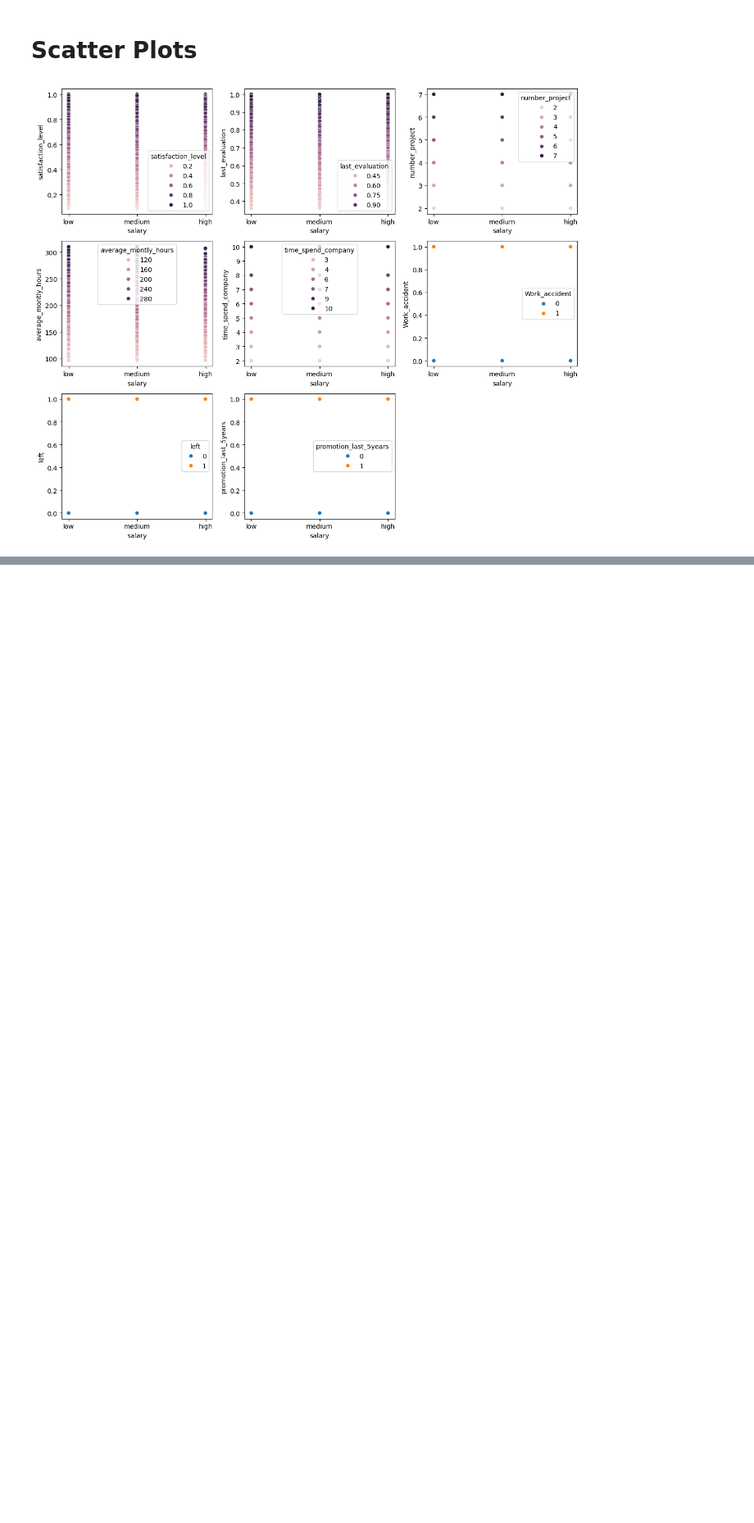
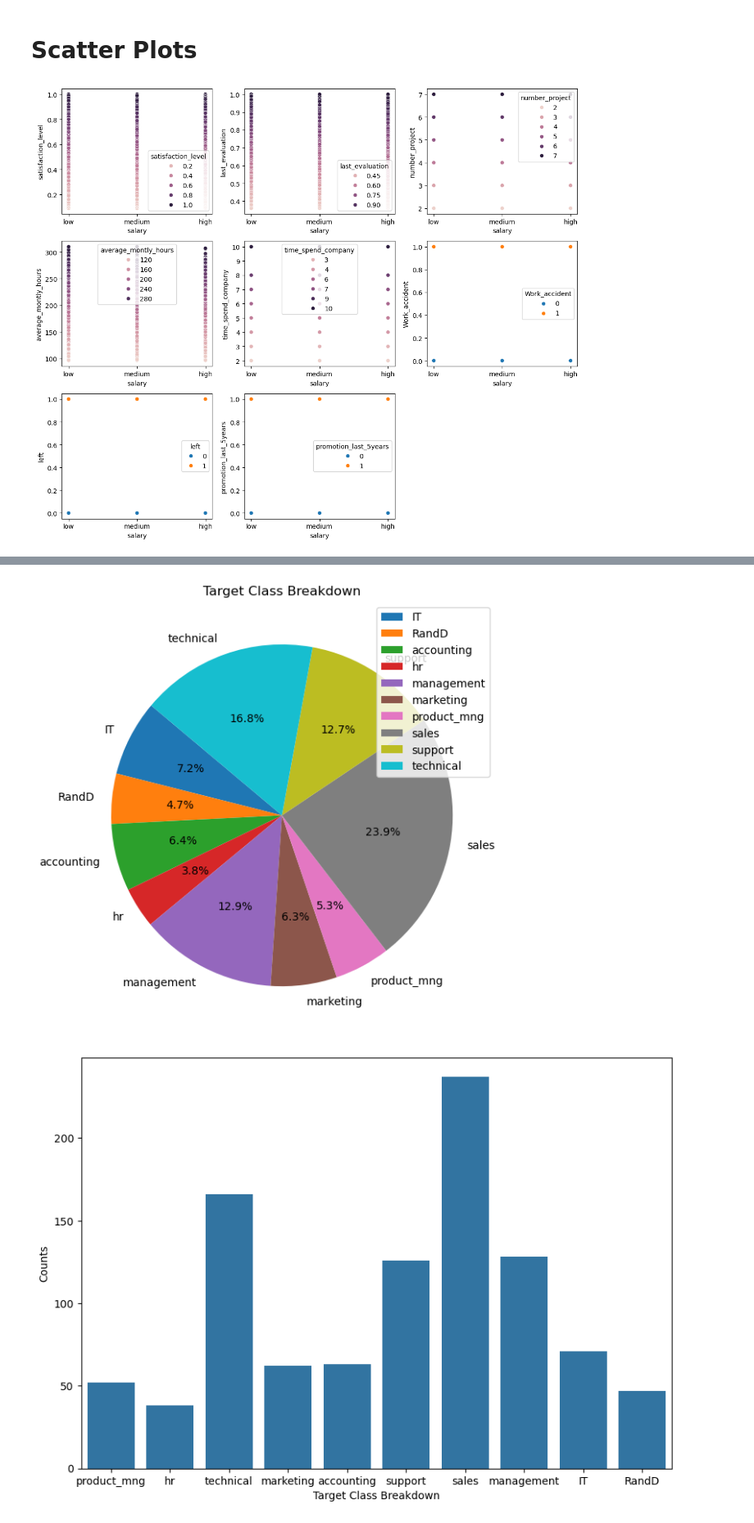
Before and after one commit to MaukanMir/HR-Capstone-Analysis, a Jupyter notebook: training.ipynb, the cells around one changed output, grey strips where cells are left out. Shown at 82% size. Saved outputs shown, nothing was run; the diff lists cells and outputs as text; code cells hidden in the pictures; blank space fills up the shorter version.

Commit message:
sales staff are the highest paid

```diff
--- a/training.ipynb
+++ b/training.ipynb
@@ -225,0 +228,7 @@ scatter_plot(df, numeric_types.columns, "salary")
+# %%
+highest_paid = df[df["salary"] == "high"]
+# %%
+check_class_imbalance(highest_paid["Department"])
+# %% [output]
+[figure, added]
+[figure, added]
```
Also changed, not shown: parts of 3 cells of this notebook.
